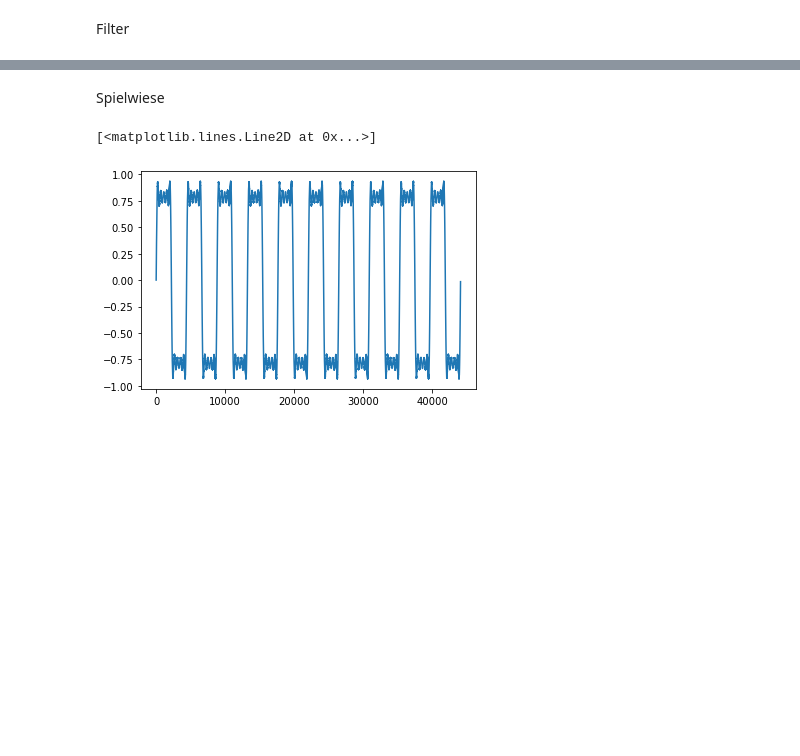
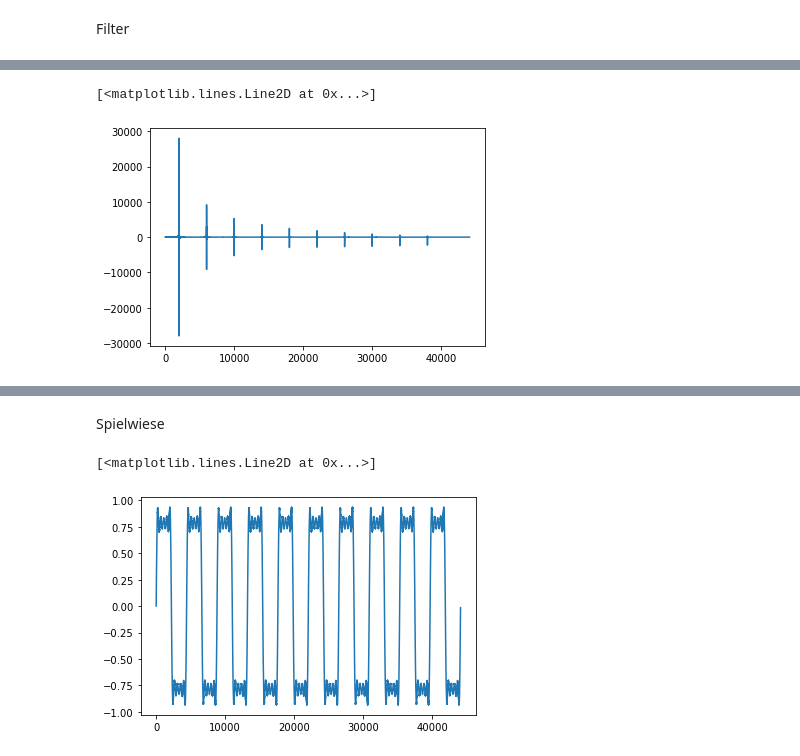
Before and after one commit to KeeperOfTheDungeon/FilterScript, a Jupyter notebook: Filter.ipynb, the cells around one changed output, grey strips where cells are left out. Drawn from its saved outputs; the diff is of its cells as text; code cells hidden in the pictures; blank space fills up the shorter version.

```diff
--- a/Filter.ipynb
+++ b/Filter.ipynb
@@ -283,0 +326,8 @@ class HighPass24DB(Filter):
+# %%
+#plt.xscale("log")
+#plt.yscale("log")
+plt.yscale("linear")
+plt.plot(a)
+# %% [output]
+[<matplotlib.lines.Line2D at 0x...>]
+[figure, added]
```
Also changed, not shown: parts of 20 cells of this notebook.
